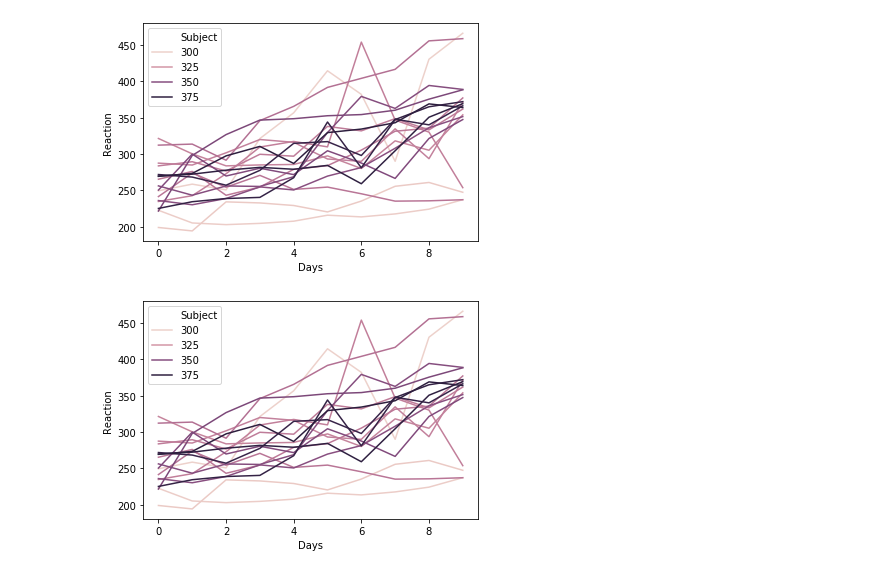
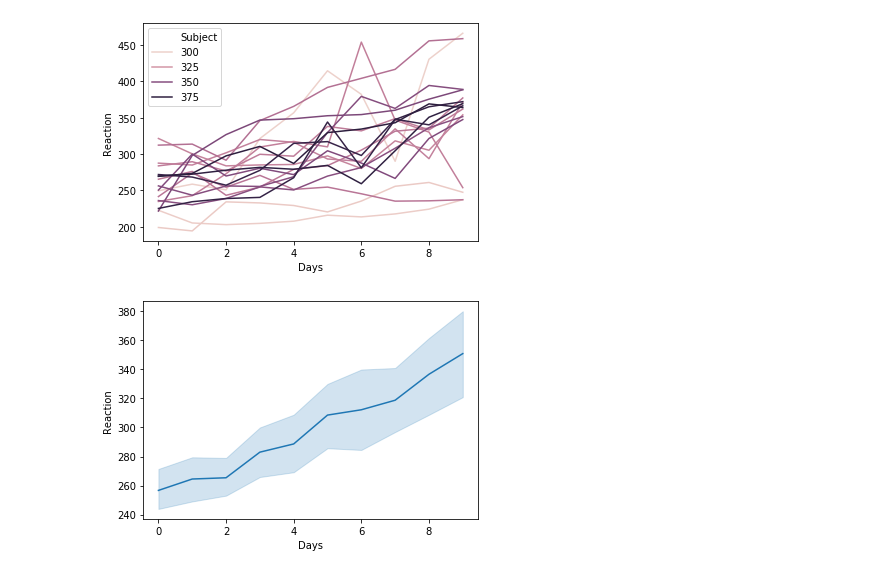
Before and after one commit to matt-c-knight/numpy-pandas-visualization-exercises, a Jupyter notebook: seaborn_exercises.ipynb, the cells around one changed output. Saved outputs shown, nothing was run; the diff lists cells and outputs as text; code cells hidden in the pictures.

```diff
--- a/seaborn_exercises.ipynb
+++ b/seaborn_exercises.ipynb
@@ -280,6 +280,6 @@ ax = sns.lineplot(x="Days", y="Reaction", hue="Subject", data=sleepstudy)
 # %% [output]
 [figure]
 # %%
-ax = sns.lineplot(x="Days", y="Reaction", hue="Subject", estimator="mean", data=sleepstudy)
+ax = sns.lineplot(x="Days", y="Reaction", estimator="mean", data=sleepstudy)
 # %% [output]
-[figure, old version]
+[figure, new version]
```
Also changed, not shown: 8 other files.
